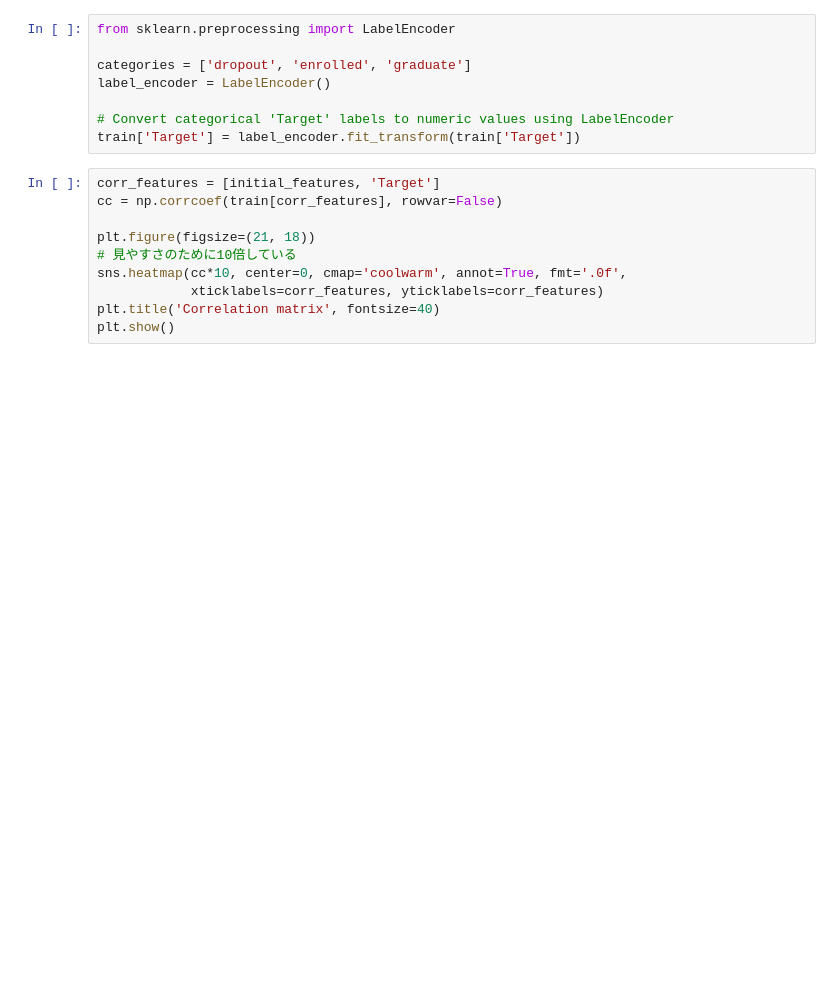
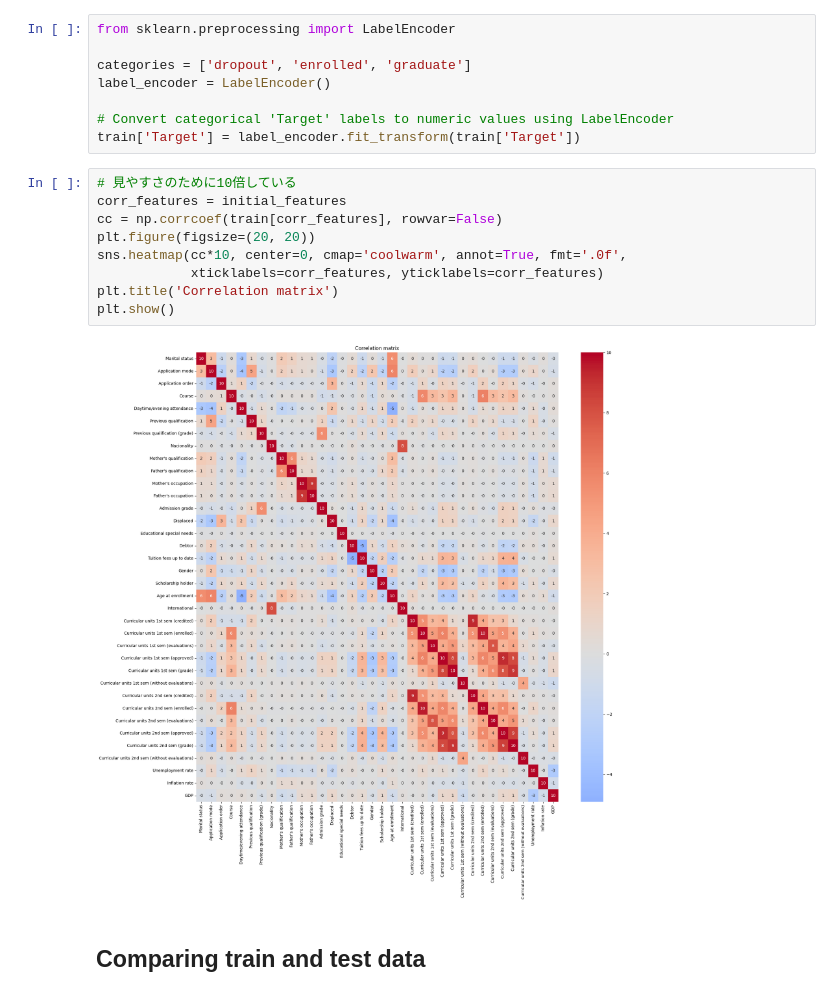
Before and after one commit to kooooo2014/kaggle, a Jupyter notebook: others/EDA/ExploratoryDataAnalysis.ipynb, the cells around one changed output. Saved outputs shown, nothing was run; the diff lists cells and outputs as text; blank space fills up the shorter version.

```diff
--- a/others/EDA/ExploratoryDataAnalysis.ipynb
+++ b/others/EDA/ExploratoryDataAnalysis.ipynb
@@ -68,12 +122,15 @@ label_encoder = LabelEncoder()
 # Convert categorical 'Target' labels to numeric values using LabelEncoder
 train['Target'] = label_encoder.fit_transform(train['Target'])
 # %%
-corr_features = [initial_features, 'Target']
+# 見やすさのために10倍している
+corr_features = initial_features
 cc = np.corrcoef(train[corr_features], rowvar=False)
-
-plt.figure(figsize=(21, 18))
-# 見やすさのために10倍している
+plt.figure(figsize=(20, 20))
 sns.heatmap(cc*10, center=0, cmap='coolwarm', annot=True, fmt='.0f',
             xticklabels=corr_features, yticklabels=corr_features)
-plt.title('Correlation matrix', fontsize=40)
+plt.title('Correlation matrix')
 plt.show()
+# %% [output]
+[figure, added]
+# %% [markdown]
+## Comparing train and test data
```
Also changed, not shown: parts of 6 cells of this notebook, 3 other files.
